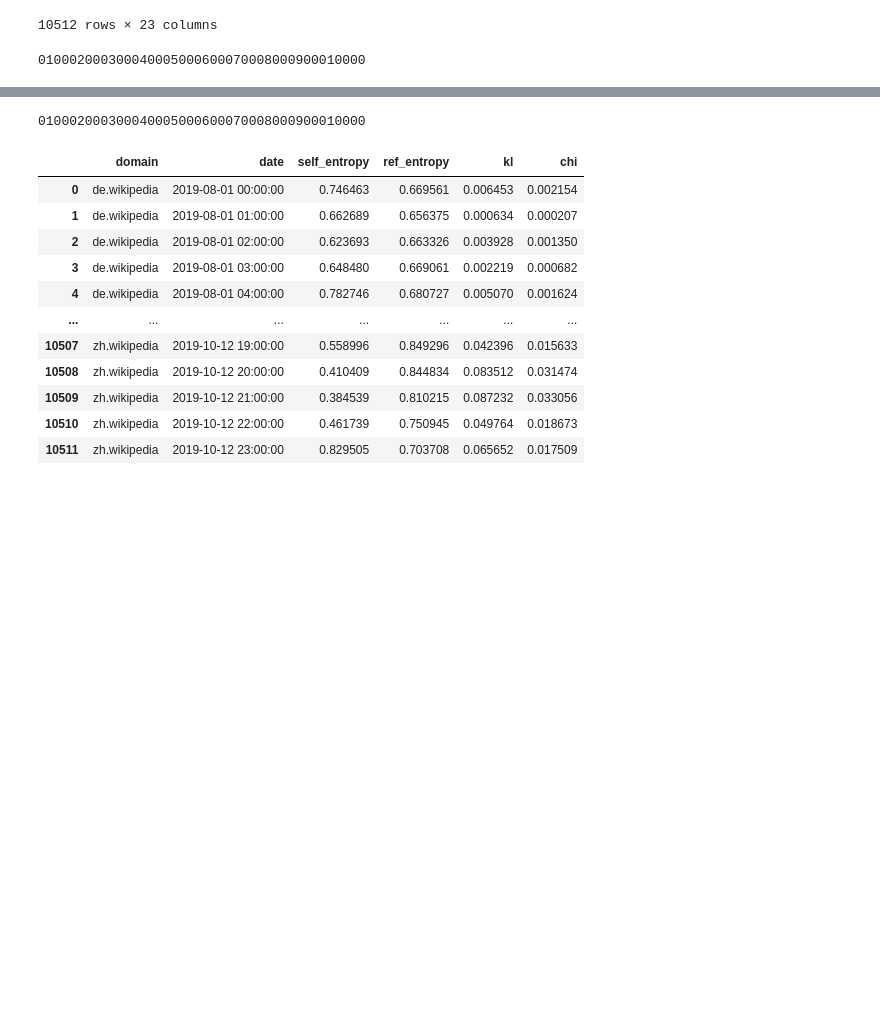
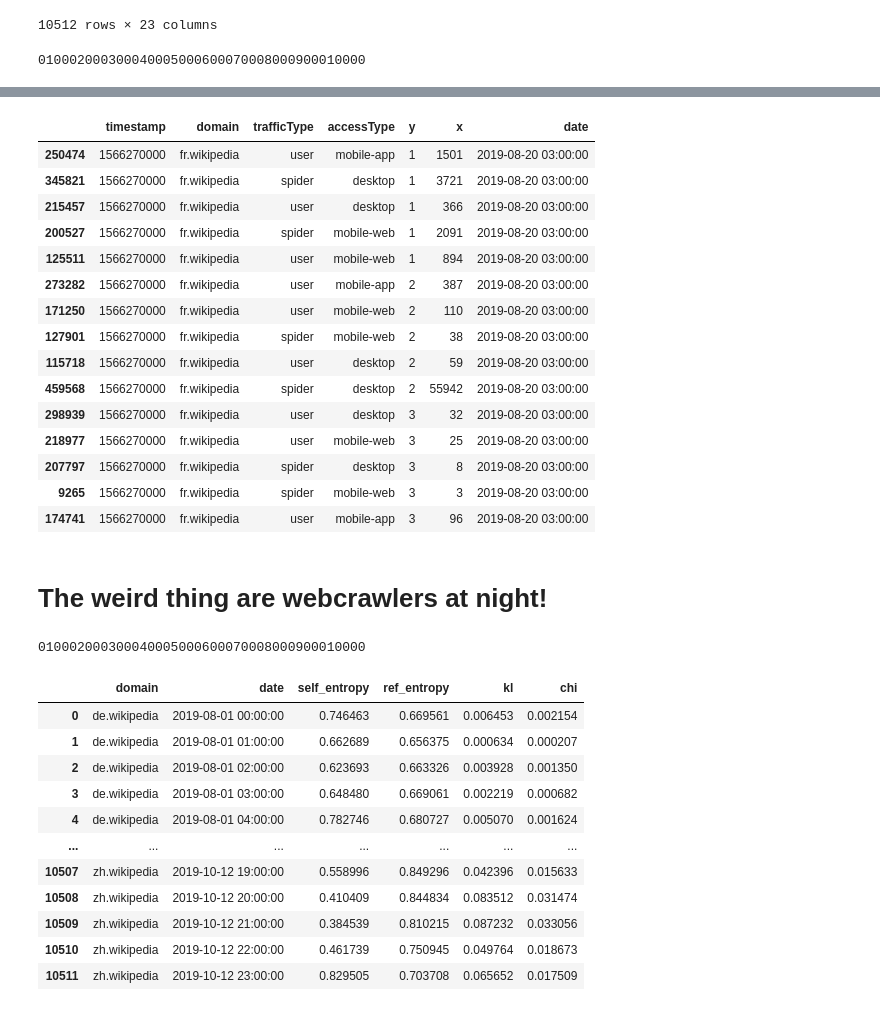
Before and after one commit to charelF/LSDEW4, a Jupyter notebook: exploration/charel/bucket_maker.ipynb, the cells around one changed output, grey strips where cells are left out. Saved outputs shown, nothing was run; the diff lists cells and outputs as text; code cells hidden in the pictures; blank space fills up the shorter version.

```diff
--- a/exploration/charel/bucket_maker.ipynb
+++ b/exploration/charel/bucket_maker.ipynb
@@ -208,3 +233,25 @@ for idx, (_, date, *_) in probdf.iterrows():
+# %%
+weird_df = df[(df["domain"]=="fr.wikipedia") & (df["date"]==datetime.datetime(2019, 8, 20, 3, 0, 0))]
+weird_df.sort_values("y").head(15)
+# %% [output]
+|  | timestamp | domain | trafficType | accessType | y | x | date |
+| 250474 | 1566270000 | fr.wikipedia | user | mobile-app | 1 | 1501 | 2019-08-20 03:00:00 |
+| 345821 | 1566270000 | fr.wikipedia | spider | desktop | 1 | 3721 | 2019-08-20 03:00:00 |
+| 215457 | 1566270000 | fr.wikipedia | user | desktop | 1 | 366 | 2019-08-20 03:00:00 |
+| 200527 | 1566270000 | fr.wikipedia | spider | mobile-web | 1 | 2091 | 2019-08-20 03:00:00 |
+| 125511 | 1566270000 | fr.wikipedia | user | mobile-web | 1 | 894 | 2019-08-20 03:00:00 |
+| 273282 | 1566270000 | fr.wikipedia | user | mobile-app | 2 | 387 | 2019-08-20 03:00:00 |
+| 171250 | 1566270000 | fr.wikipedia | user | mobile-web | 2 | 110 | 2019-08-20 03:00:00 |
+| 127901 | 1566270000 | fr.wikipedia | spider | mobile-web | 2 | 38 | 2019-08-20 03:00:00 |
+| 115718 | 1566270000 | fr.wikipedia | user | desktop | 2 | 59 | 2019-08-20 03:00:00 |
+| 459568 | 1566270000 | fr.wikipedia | spider | desktop | 2 | 55942 | 2019-08-20 03:00:00 |
+| 298939 | 1566270000 | fr.wikipedia | user | desktop | 3 | 32 | 2019-08-20 03:00:00 |
+| 218977 | 1566270000 | fr.wikipedia | user | mobile-web | 3 | 25 | 2019-08-20 03:00:00 |
+| 207797 | 1566270000 | fr.wikipedia | spider | desktop | 3 | 8 | 2019-08-20 03:00:00 |
+| 9265 | 1566270000 | fr.wikipedia | spider | mobile-web | 3 | 3 | 2019-08-20 03:00:00 |
+| 174741 | 1566270000 | fr.wikipedia | user | mobile-app | 3 | 96 | 2019-08-20 03:00:00 |
+# %% [markdown]
+# The weird thing are webcrawlers at night!
 # %%
 metric_df = probdf[["domain", "date"]]
 metric_df["self_entropy"] = np.nan
```
Also changed, not shown: parts of 7 cells of this notebook.
